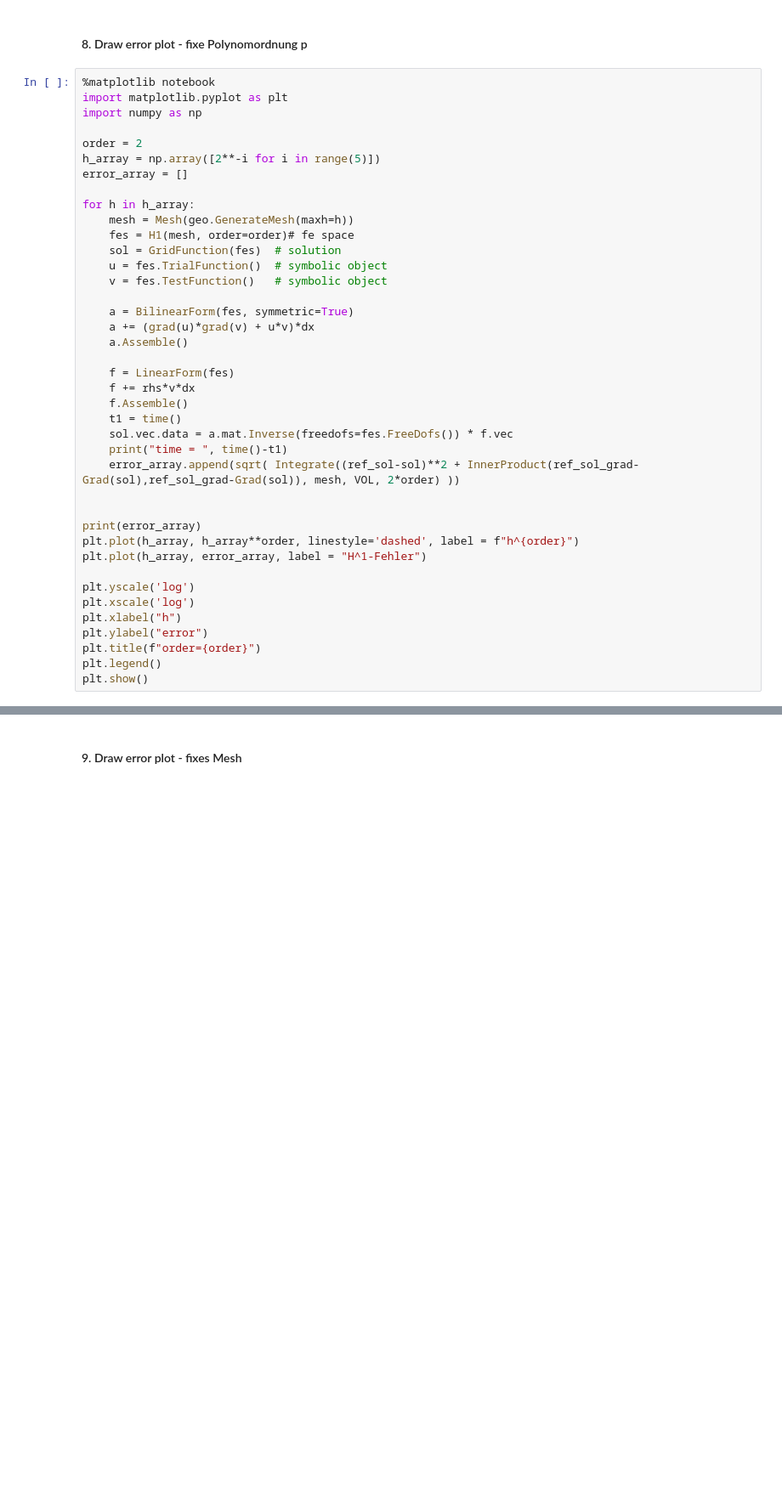
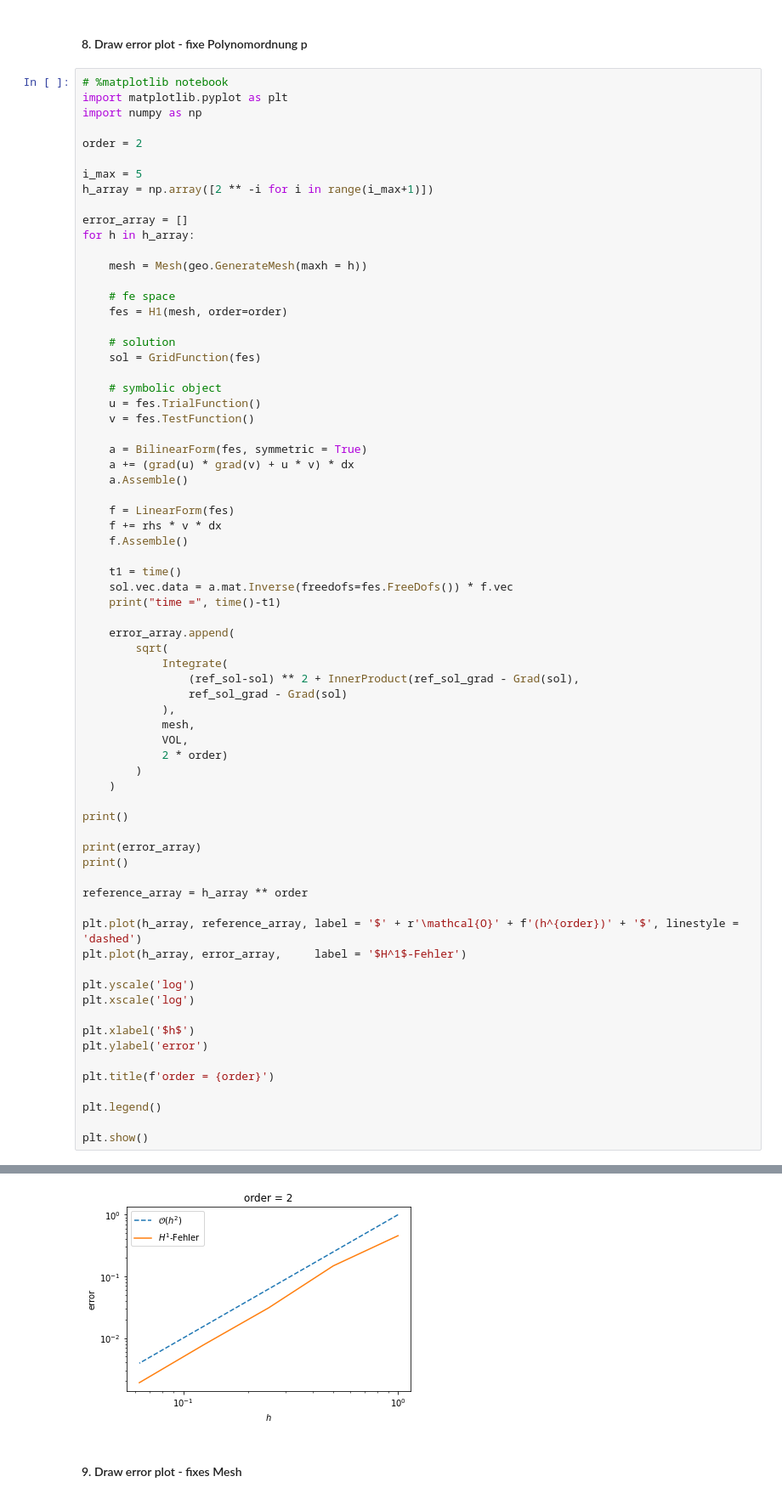
Before and after one commit to MrWhiteRichard/Fundament-Mathematik, a Jupyter notebook: WS_2020-21/NumPDEs_UE/Übung_2/FirstExample_error.ipynb, the cells around one changed output, grey strips where cells are left out. Shown at 85% size. Drawn from its saved outputs; the diff is of its cells as text; blank space fills up the shorter version.

```diff
--- a/WS_2020-21/NumPDEs_UE/Übung_2/FirstExample_error.ipynb
+++ b/WS_2020-21/NumPDEs_UE/Übung_2/FirstExample_error.ipynb
@@ -110,43 +110,73 @@ Integrate(...) method of builtins.PyCapsule instance
 # %% [markdown]
 #### 8. Draw error plot - fixe Polynomordnung p
 # %%
-%matplotlib notebook
+# %matplotlib notebook
 import matplotlib.pyplot as plt
 import numpy as np
 
 order = 2
-h_array = np.array([2**-i for i in range(5)])
+
+i_max = 5
+h_array = np.array([2 ** -i for i in range(i_max+1)])
+
 error_array = []
+for h in h_array:
 
-for h in h_array:
-    mesh = Mesh(geo.GenerateMesh(maxh=h))
-    fes = H1(mesh, order=order)# fe space
-    sol = GridFunction(fes)  # solution
-    u = fes.TrialFunction()  # symbolic object
-    v = fes.TestFunction()   # symbolic object
+    mesh = Mesh(geo.GenerateMesh(maxh = h))
 
-    a = BilinearForm(fes, symmetric=True)
-    a += (grad(u)*grad(v) + u*v)*dx
+    # fe space
+    fes = H1(mesh, order=order)
+
+    # solution
+    sol = GridFunction(fes)
+
+    # symbolic object
+    u = fes.TrialFunction()
+    v = fes.TestFunction()
+
+    a = BilinearForm(fes, symmetric = True)
+    a += (grad(u) * grad(v) + u * v) * dx
     a.Assemble()
 
     f = LinearForm(fes)
-    f += rhs*v*dx
+    f += rhs * v * dx
     f.Assemble()
+
     t1 = time()
     sol.vec.data = a.mat.Inverse(freedofs=fes.FreeDofs()) * f.vec
-    print("time = ", time()-t1)
-    error_array.append(sqrt( Integrate((ref_sol-sol)**2 + InnerProduct(ref_sol_grad-Grad(sol),ref_sol_grad-Grad(sol)), mesh, VOL, 2*order) ))
+    print("time =", time()-t1)
 
+    error_array.append(
+        sqrt(
+            Integrate(
+                (ref_sol-sol) ** 2 + InnerProduct(ref_sol_grad - Grad(sol),
+                ref_sol_grad - Grad(sol)
+            ),
+            mesh,
+            VOL,
+            2 * order)
+        )
+    )
+
+print()
 
 print(error_array)
-plt.plot(h_array, h_array**order, linestyle='dashed', label = f"h^{order}")
-plt.plot(h_array, error_array, label = "H^1-Fehler")
+print()
+
+reference_array = h_array ** order
+
+plt.plot(h_array, reference_array, label = '$' + r'\mathcal{O}' + f'(h^{order})' + '$', linestyle = 'dashed')
+plt.plot(h_array, error_array,     label = '$H^1$-Fehler')
 
 plt.yscale('log')
 plt.xscale('log')
-plt.xlabel("h")
-plt.ylabel("error")
-plt.title(f"order={order}")
+
+plt.xlabel('$h$')
+plt.ylabel('error')
+
+plt.title(f'order = {order}')
+
 plt.legend()
+
 plt.show()
 # %% [output]
@@ -161,3 +190,4 @@ time =  1.5409348011016846
+[figure, added]
 # %% [markdown]
 #### 9. Draw error plot - fixes Mesh
 # %%
```
Also changed, not shown: parts of 7 cells of this notebook.
